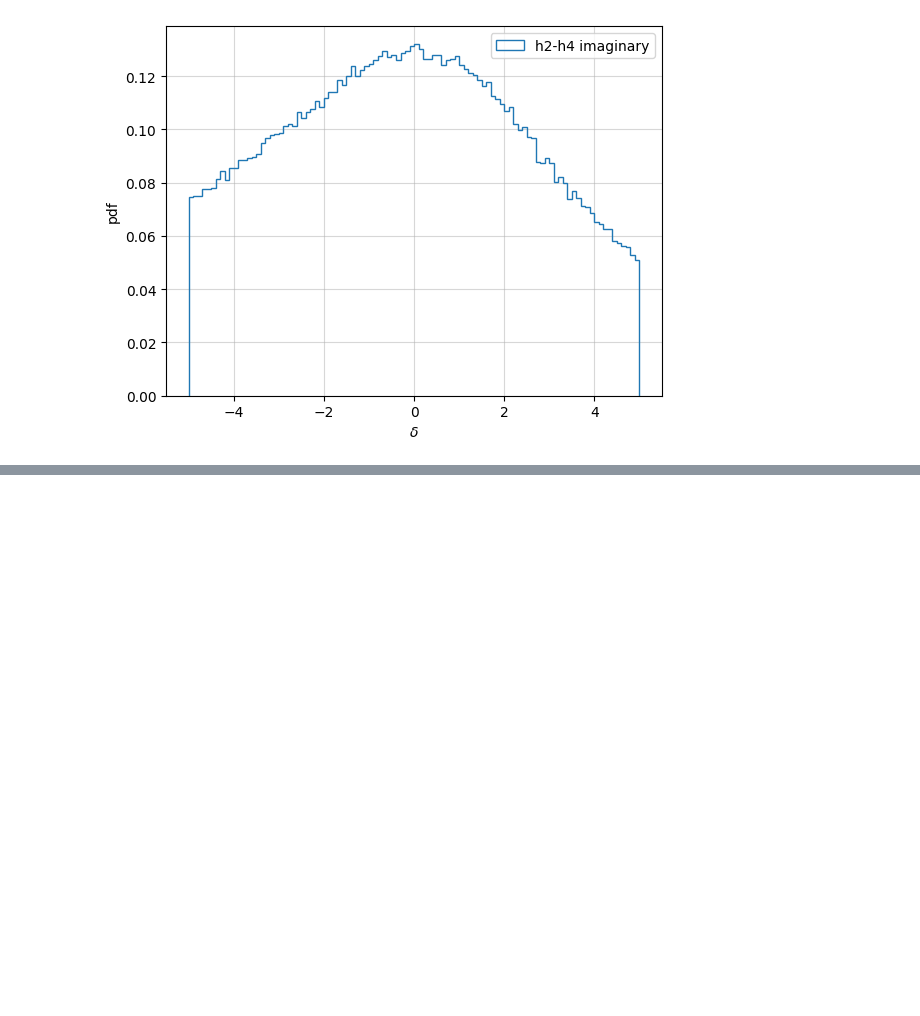
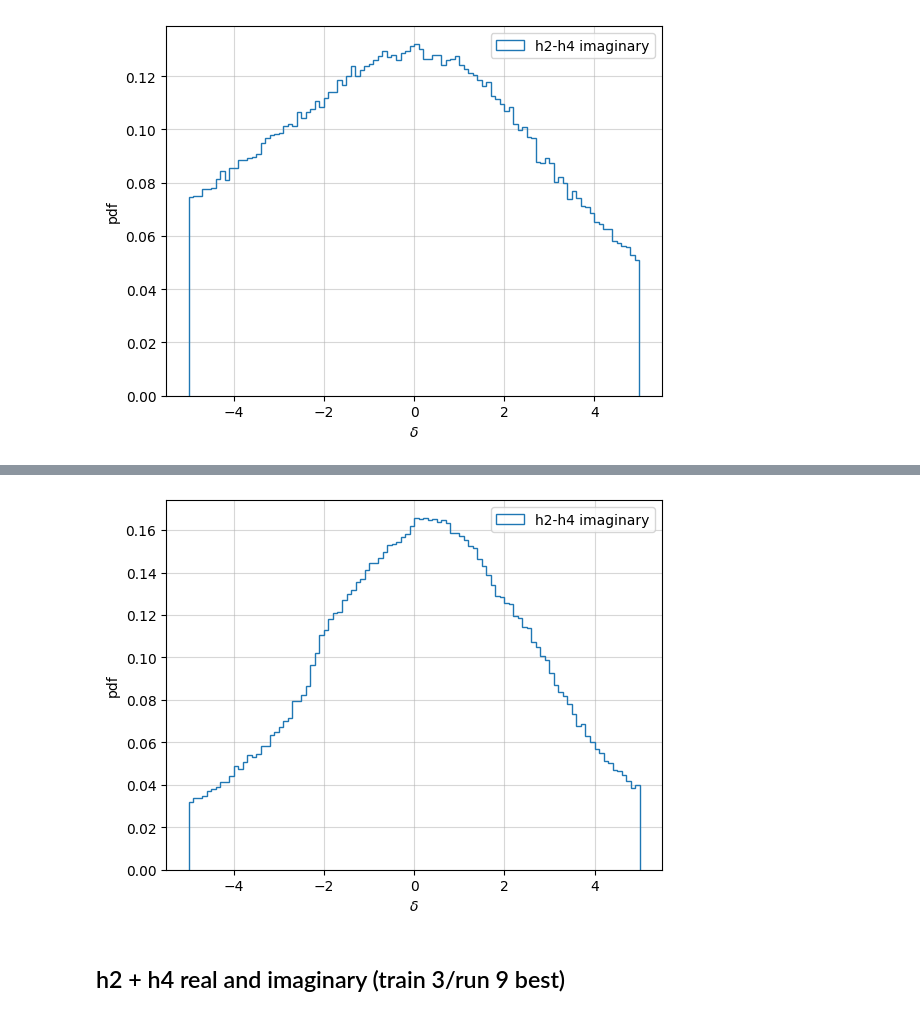
Before and after one commit to talismanbrandi/qqzz4l-NN, a Jupyter notebook: notebooks/plots-new-2.ipynb, the cells around one changed output, grey strips where cells are left out. Saved outputs shown, nothing was run; the diff lists cells and outputs as text; code cells hidden in the pictures; blank space fills up the shorter version.

```diff
--- a/notebooks/plots-new-2.ipynb
+++ b/notebooks/plots-new-2.ipynb
@@ -203,0 +295,11 @@ plt.show()
+# %%
+plt.hist(df_h2_minus_h4[abs(df_h2_minus_h4['delta_y6-y14']) < 5]['delta_y6-y14'], bins=100, histtype='step', label='h2-h4 imaginary', density=True)
+plt.grid('dotted', alpha=0.5)
+plt.xlabel(r'$\delta$')
+plt.ylabel(r'pdf')
+plt.legend()
+plt.show()
+# %% [output]
+[figure, added]
+# %% [markdown]
+## h2 + h4 real and imaginary (train 3/run 9 best)
```
Also changed, not shown: parts of 16 cells of this notebook, 20 other files.
